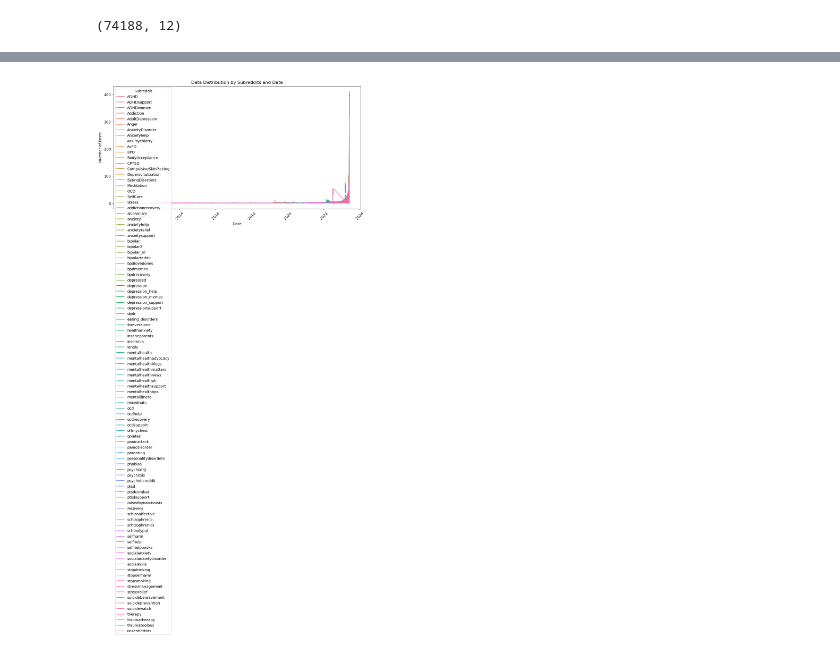
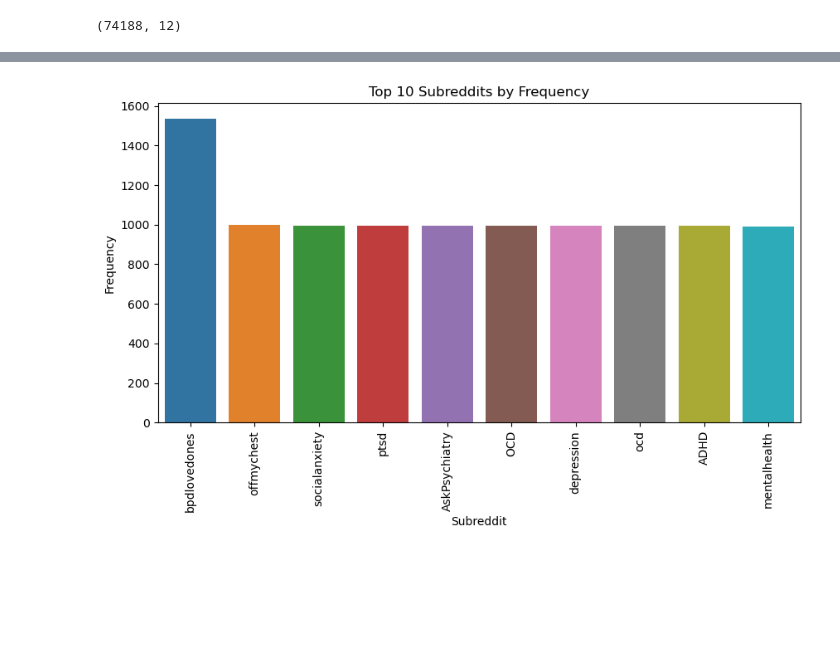
Before and after one commit to AI-PyCoders/Generative-Mental-Health-ChatBot, a Jupyter notebook: NLP.ipynb, the cells around one changed output, grey strips where cells are left out. Cells and saved outputs as stored; diff of their text form; code cells hidden in the pictures; blank space fills up the shorter version.

```diff
--- a/NLP.ipynb
+++ b/NLP.ipynb
@@ -159,33 +124,12 @@ plt.show()
-# %%
-import pandas as pd
-import matplotlib.pyplot as plt
-import seaborn as sns
-
-# Convert the 'Creation Time' column to datetime with day-first format
-try:
-    df['Creation Time'] = pd.to_datetime(df['Creation Time'], dayfirst=True)
-except pd.errors.OutOfBoundsDatetime as e:
-    non_convertible_values = df.loc[pd.to_datetime(df['Creation Time'], errors='coerce', dayfirst=True).isna(), 'Creation Time']
-    print("Error: Non-convertible values in 'Creation Time' column:")
-    print(non_convertible_values)
-
-# Set 'Creation Time' as the index
-df.set_index('Creation Time', inplace=True)
-
-# Group the data by subreddit and date to get the count of posts
-try:
-    grouped_data = df.groupby(['Subreddit', pd.Grouper(freq='D')]).size().reset_index(name='Post Count')
-except KeyError:
-    print("Error: 'Creation Time' column not found")
-
-# Plot the data distribution
-plt.figure(figsize=(12, 6))
-sns.lineplot(x='Creation Time', y='Post Count', hue='Subreddit', data=grouped_data)
-plt.xlabel('Date')
-plt.ylabel('Number of Posts')
-plt.title('Data Distribution by Subreddits and Date')
-plt.xticks(rotation=45)
-plt.tight_layout()
-plt.show()
-# %% [output]
-[figure, removed]
+# %%
+# Graph 2: Bar Plot of Subreddit Frequencies
+subreddit_counts = data['Subreddit'].value_counts().nlargest(10)
+plt.figure(figsize=(10, 5))
+sns.barplot(x=subreddit_counts.index, y=subreddit_counts.values)
+plt.xticks(rotation=90)
+plt.xlabel('Subreddit')
+plt.ylabel('Frequency')
+plt.title('Top 10 Subreddits by Frequency')
+plt.show()
+# %% [output]
+[figure, added]
```
Also changed, not shown: parts of 29 cells of this notebook, 1 other file.
